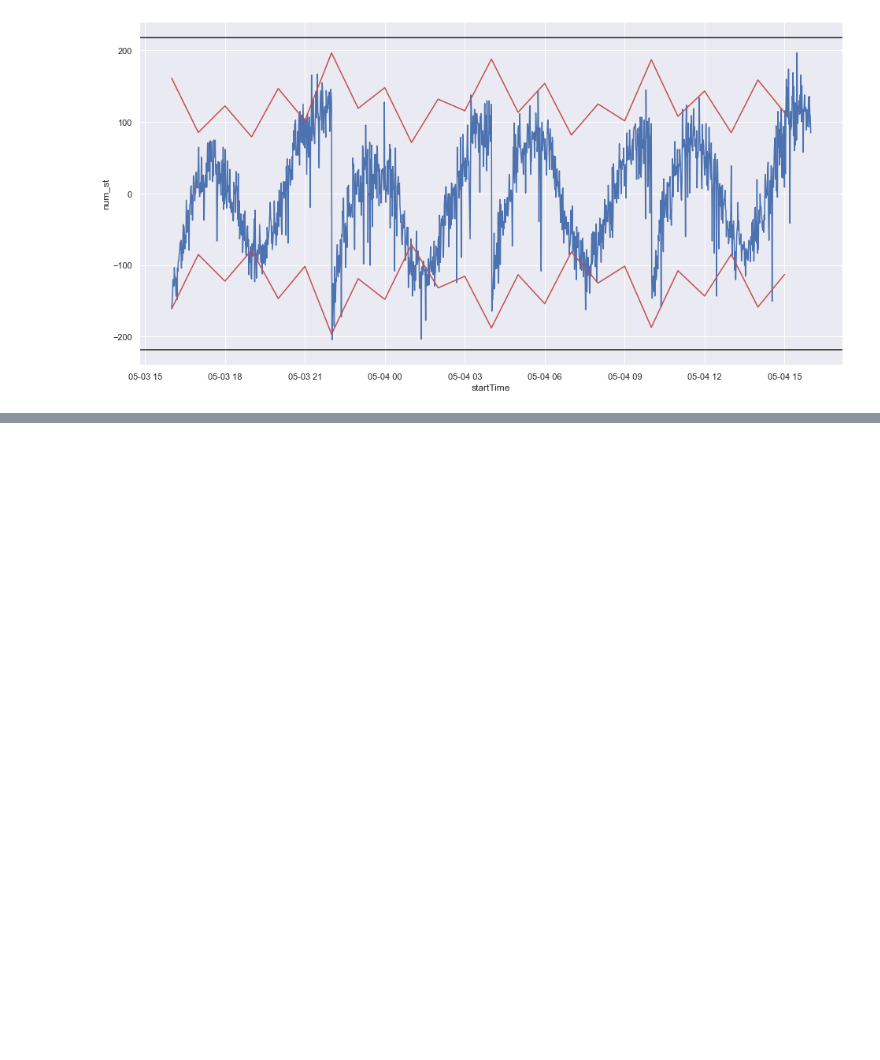
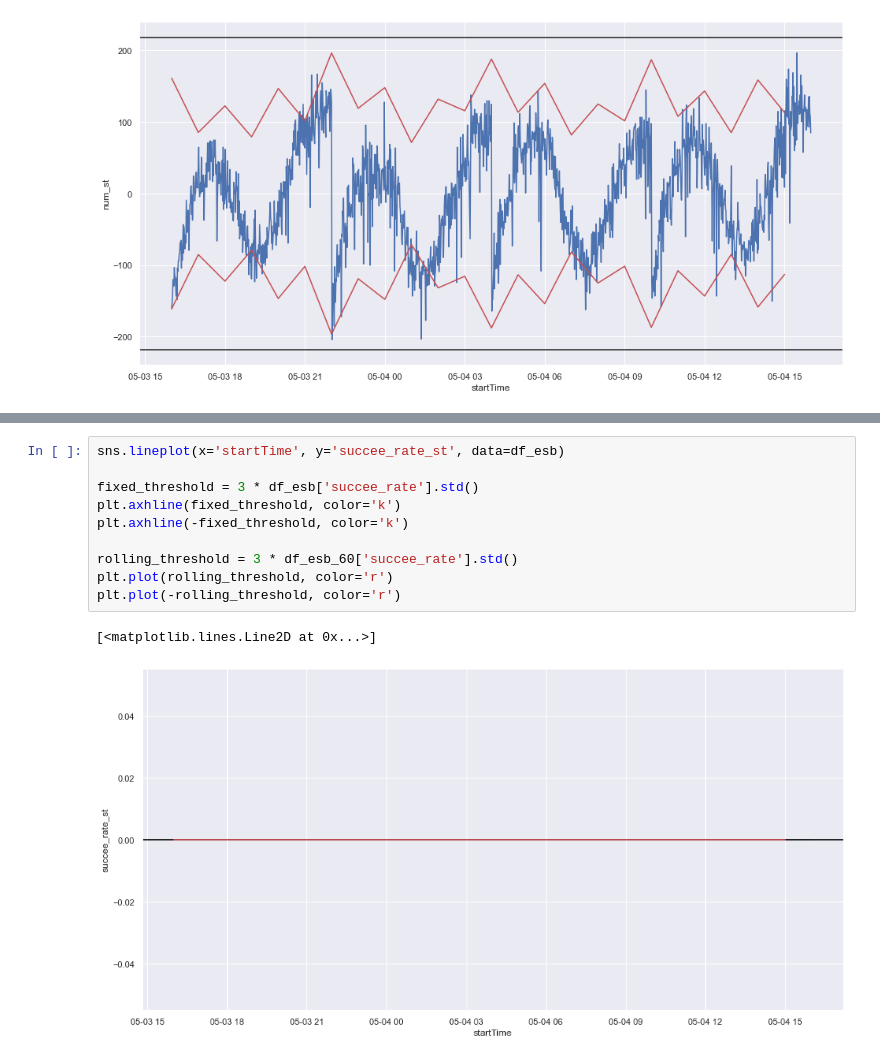
Before and after one commit to meng2468/AIOps-Challenge, a Jupyter notebook: eda/esb.ipynb, the cells around one changed output, grey strips where cells are left out. Saved outputs shown, nothing was run; the diff lists cells and outputs as text; blank space fills up the shorter version.

```diff
--- a/eda/esb.ipynb
+++ b/eda/esb.ipynb
@@ -211,0 +229,13 @@ plt.plot(-rolling_threshold, color='r')
+# %%
+sns.lineplot(x='startTime', y='succee_rate_st', data=df_esb)
+
+fixed_threshold = 3 * df_esb['succee_rate'].std()
+plt.axhline(fixed_threshold, color='k')
+plt.axhline(-fixed_threshold, color='k')
+
+rolling_threshold = 3 * df_esb_60['succee_rate'].std()
+plt.plot(rolling_threshold, color='r')
+plt.plot(-rolling_threshold, color='r')
+# %% [output]
+[<matplotlib.lines.Line2D at 0x...>]
+[figure, added]
```
Also changed, not shown: parts of 5 cells of this notebook.
